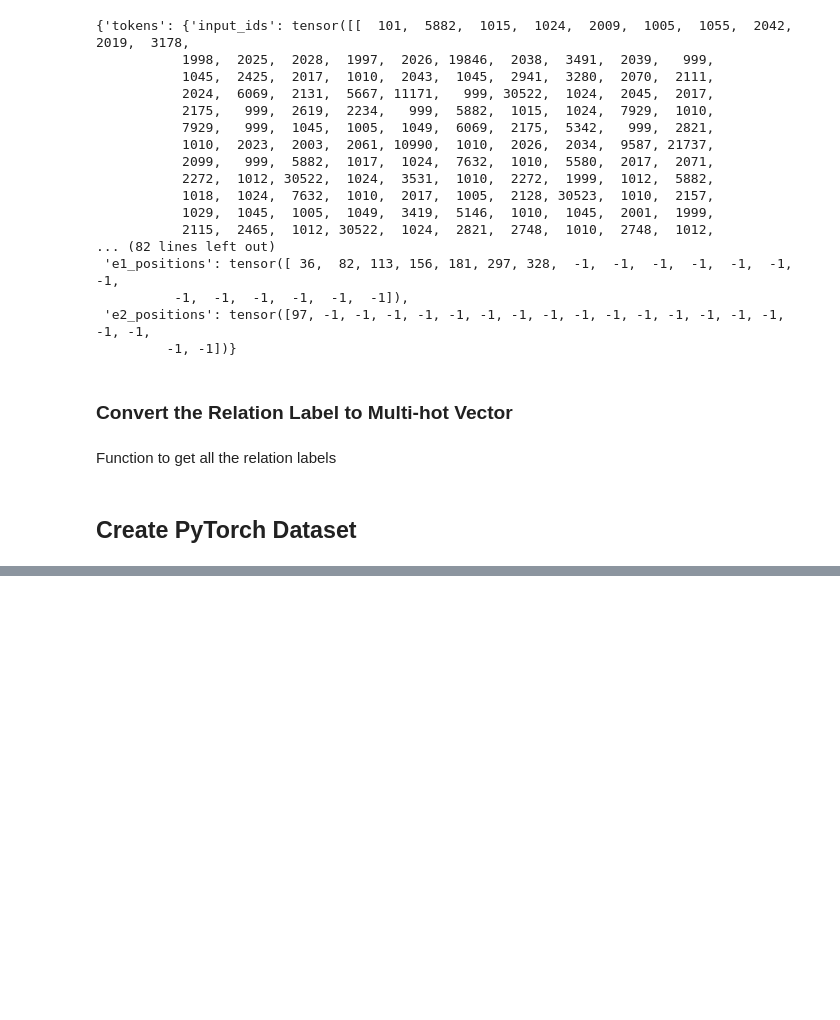
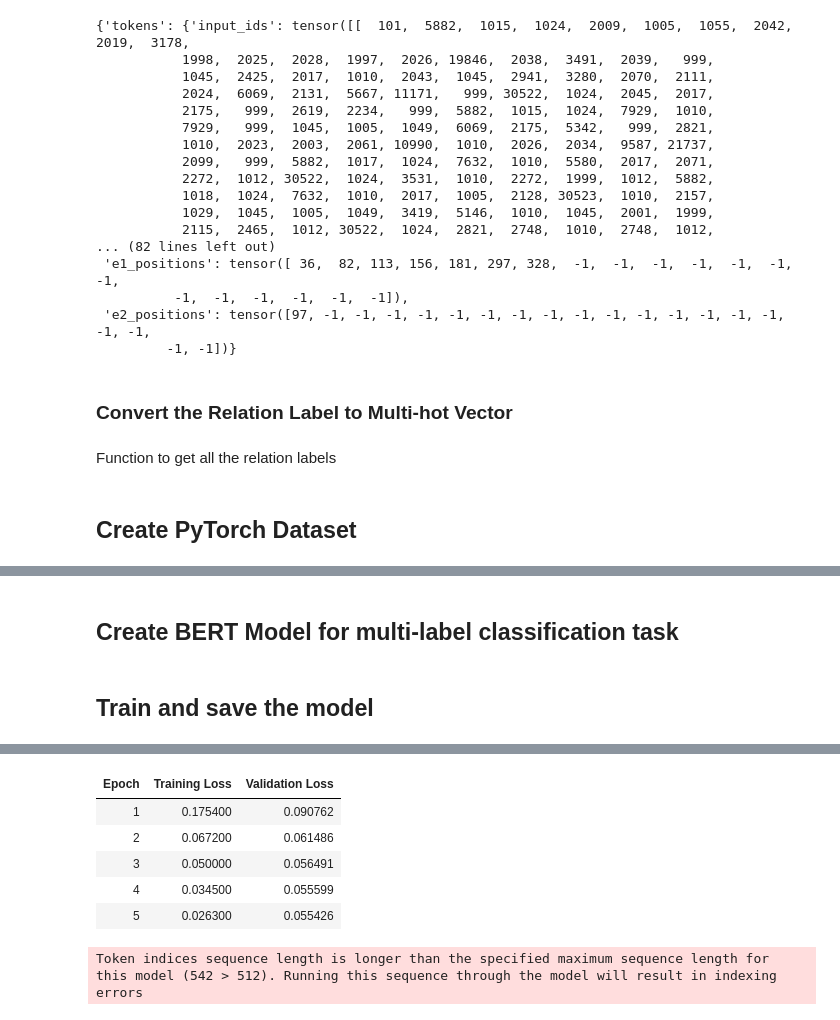
Before and after one commit to Mozzer2310/text-mining-cwk, a Jupyter notebook: DL_Relation_Extraction.ipynb, the cells around one changed output, grey strips where cells are left out. Cells and saved outputs as stored; diff of their text form; code cells hidden in the pictures; blank space fills up the shorter version.

Commit message:
Improve model, use TrainerArguments to simplify training

```diff
--- a/DL_Relation_Extraction.ipynb
+++ b/DL_Relation_Extraction.ipynb
@@ -278,6 +274,8 @@ class DialogREDataset(Dataset):
 train_dataset = DialogREDataset(reformatted_dataset['train'], tokenizer)
 test_dataset = DialogREDataset(reformatted_dataset['test'], tokenizer)
 validation_dataset = DialogREDataset(reformatted_dataset['validation'], tokenizer)
+# %% [markdown]
+## Create BERT Model for multi-label classification task
 # %%
 import torch
 import torch.nn as nn
@@ -334,35 +330,38 @@ class MultiLabelBERT(nn.Module):
+# %% [markdown]
+## Train and save the model
 # %%
 from transformers import Trainer, TrainingArguments
-from google.colab import drive
+#from google.colab import drive
 import numpy as np
 
-drive.mount('/content/drive')
-OUTPUT_DIR = '/content/drive/MyDrive/re_models/'
-LOGS_DIR = '/content/drive/MyDrive/re_models/logs'
+#drive.mount('/content/drive')
+OUTPUT_DIR = 'C:/Users/tonyl/Documents/dialogRE/model'
+LOGS_DIR = 'C:/Users/tonyl/Documents/dialogRE/model/logs'
+
+# Define model
+model = MultiLabelBERT(MODEL_NAME)
 
 training_args = TrainingArguments(
     optim="adamw_torch",
-    output_dir='OUTPUT_DIR',          # output directory
-    num_train_epochs=3,              # total number of training epochs
-    per_device_train_batch_size=16,  # batch size per device during training
-    per_device_eval_batch_size=64,   # batch size for evaluation
+    output_dir=OUTPUT_DIR,           # output directory
+    num_train_epochs=5,              # total number of training epochs
+    per_device_train_batch_size=8,   # batch size per device during training
+    per_device_eval_batch_size=8,    # batch size for evaluation
     warmup_steps=500,                # number of warmup steps for learning rate scheduler
     weight_decay=0.01,               # strength of weight decay
     logging_dir=LOGS_DIR,            # directory for storing logs
-    logging_steps=100,
-    #save_steps=100,
-    learning_rate=2e-5,
-    eval_steps=100
+    eval_strategy="epoch",           # print evaluation after every epoch
+    save_strategy="no",              # do not save checkpoints
+    learning_rate=5e-5,
 )
 
 trainer = Trainer(
     model=model,                         # the instantiated 🤗 Transformers model to be trained
     args=training_args,                  # training arguments, defined above
     train_dataset=train_dataset,         # training dataset
-    eval_dataset=test_dataset             # evaluation dataset
+    eval_dataset=validation_dataset      # evaluation dataset
 )
 
-model = MultiLabelBERT(MODEL_NAME)
 trainer.train()
 trainer.save_model(OUTPUT_DIR)
 # %% [output]
@@ -369,0 +369,7 @@ SyntaxError: invalid syntax. Perhaps you forgot a comma? (<ipython-input-80-e77b
+| Epoch | Training Loss | Validation Loss |
+| 1 | 0.175400 | 0.090762 |
+| 2 | 0.067200 | 0.061486 |
+| 3 | 0.050000 | 0.056491 |
+| 4 | 0.034500 | 0.055599 |
+| 5 | 0.026300 | 0.055426 |
+Token indices sequence length is longer than the specified maximum sequence length for this model (542 > 512). Running this sequence through the model will result in indexing errors
```
Also changed, not shown: parts of 8 cells of this notebook.
